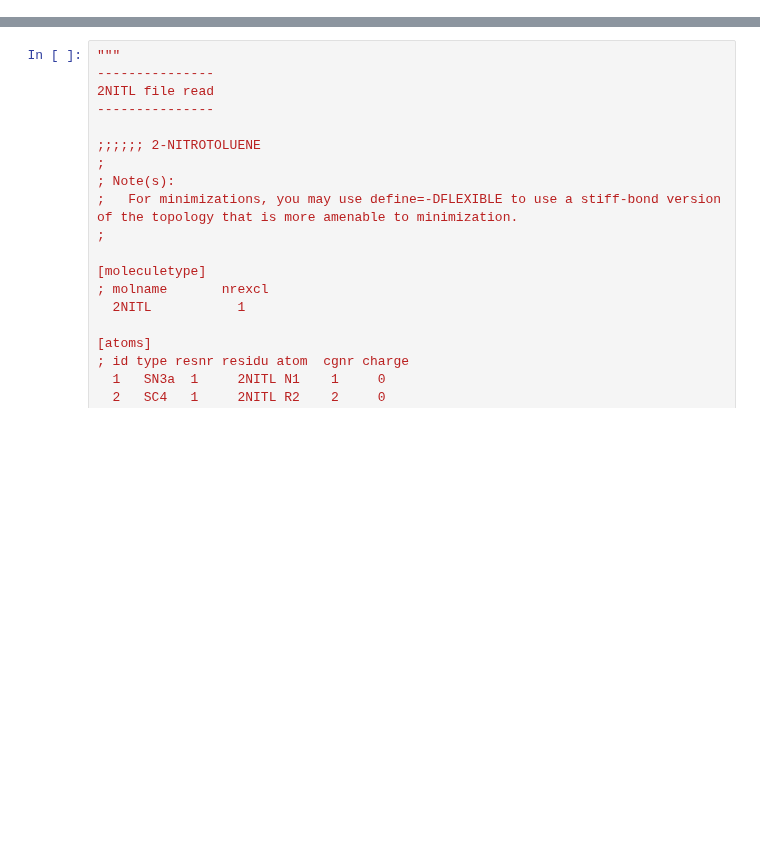
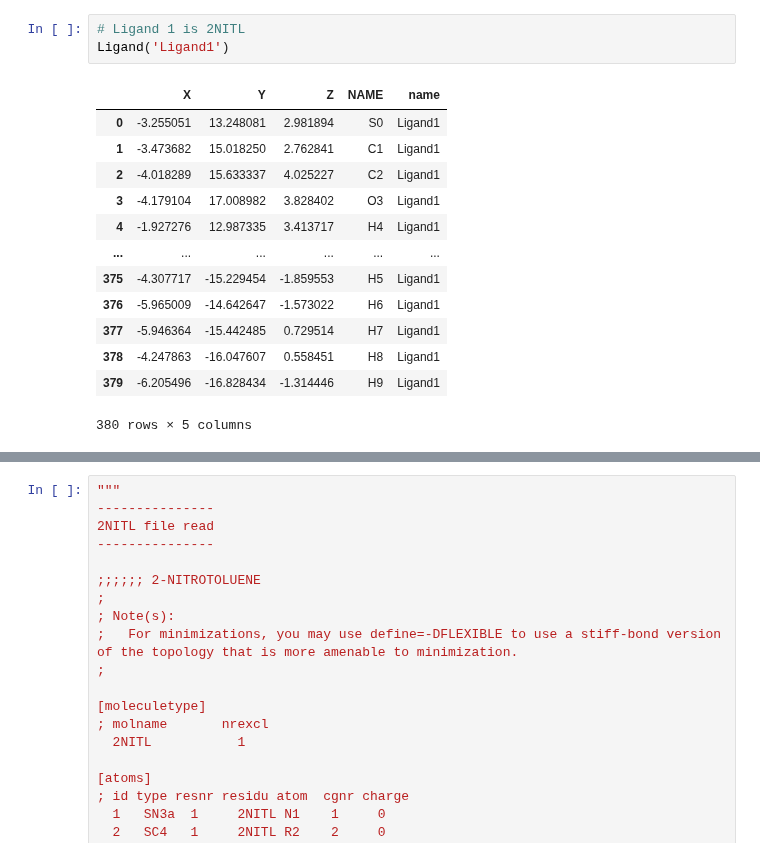
Before and after one commit to MDSYN2019/MDNPPackage, a Jupyter notebook: notebooks/NPITPGENERATOR.ipynb, the cells around one changed output, grey strips where cells are left out. Saved outputs shown, nothing was run; the diff lists cells and outputs as text; blank space fills up the shorter version.

```diff
--- a/notebooks/NPITPGENERATOR.ipynb
+++ b/notebooks/NPITPGENERATOR.ipynb
@@ -64,0 +222,17 @@ Name: 37, dtype: object
+# %%
+# Ligand 1 is 2NITL
+Ligand('Ligand1')
+# %% [output]
+|  | X | Y | Z | NAME | name |
+| 0 | -3.255051 | 13.248081 | 2.981894 | S0 | Ligand1 |
+| 1 | -3.473682 | 15.018250 | 2.762841 | C1 | Ligand1 |
+| 2 | -4.018289 | 15.633337 | 4.025227 | C2 | Ligand1 |
+| 3 | -4.179104 | 17.008982 | 3.828402 | O3 | Ligand1 |
+| 4 | -1.927276 | 12.987335 | 3.413717 | H4 | Ligand1 |
+| ... | ... | ... | ... | ... | ... |
+| 375 | -4.307717 | -15.229454 | -1.859553 | H5 | Ligand1 |
+| 376 | -5.965009 | -14.642647 | -1.573022 | H6 | Ligand1 |
+| 377 | -5.946364 | -15.442485 | 0.729514 | H7 | Ligand1 |
+| 378 | -4.247863 | -16.047607 | 0.558451 | H8 | Ligand1 |
+| 379 | -6.205496 | -16.828434 | -1.314446 | H9 | Ligand1 |
+380 rows × 5 columns
```
Also changed, not shown: parts of 20 cells of this notebook, 20 other files.
